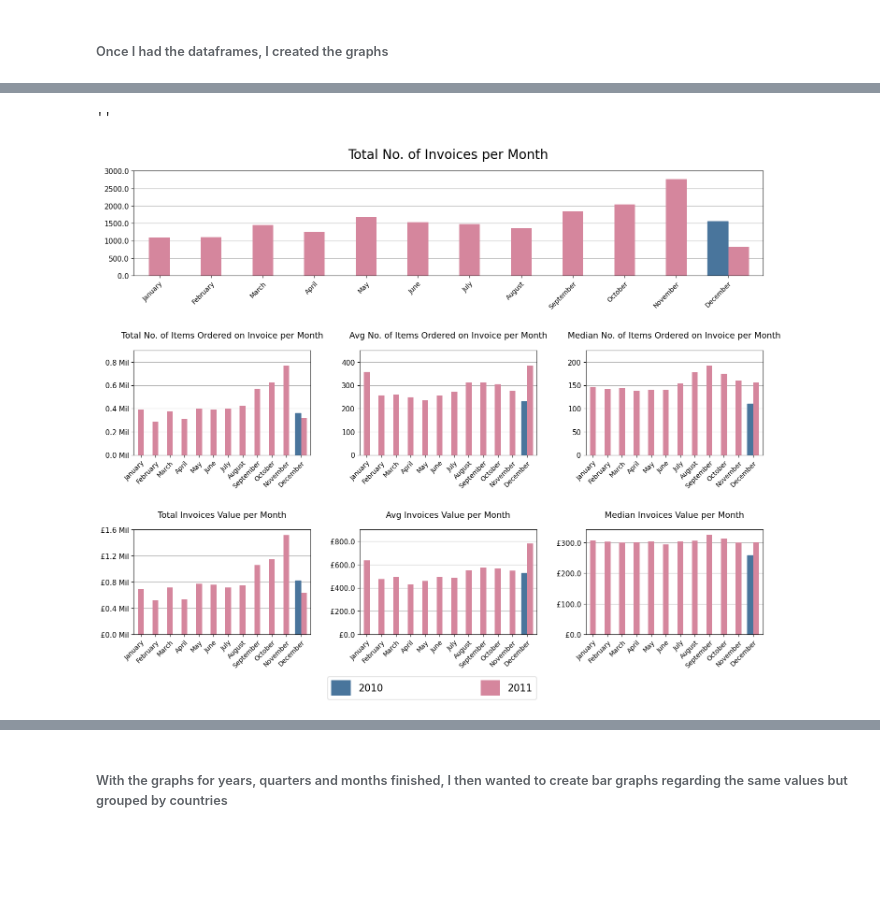
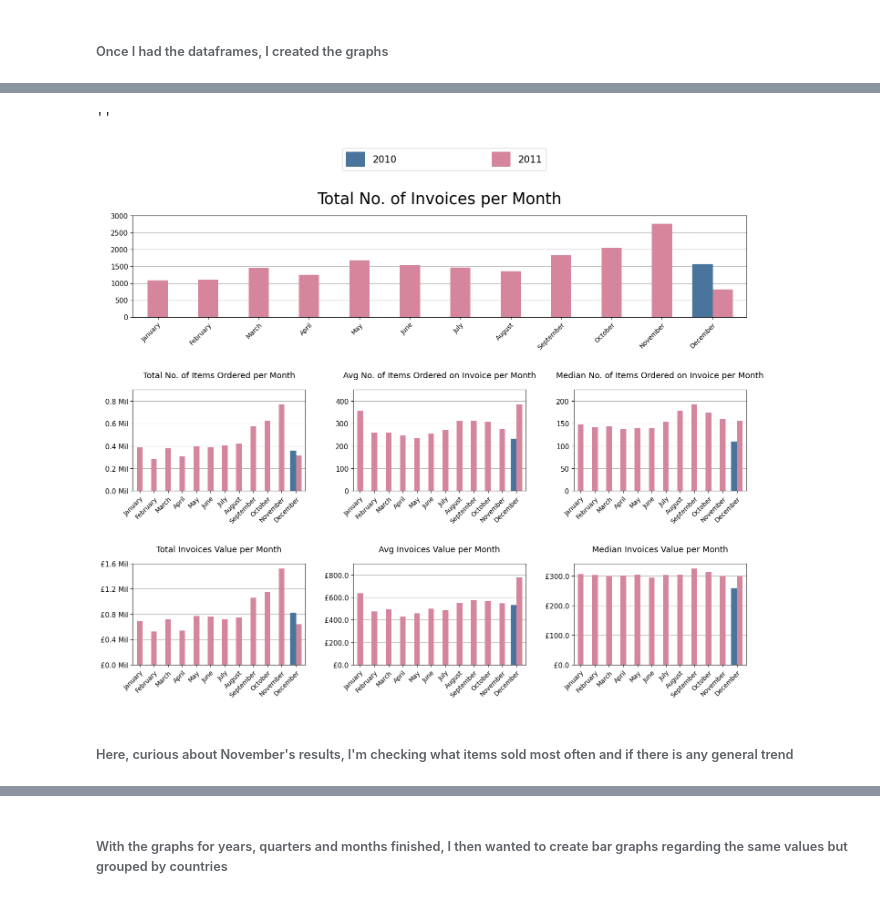
Before and after one commit to Robert-DataAnalyst/2010-Online-Retail-Analisys-WiP, a Jupyter notebook: Python/Python Analisys/Online_Retail.ipynb, the cells around one changed output, grey strips where cells are left out. Drawn from its saved outputs; the diff is of its cells as text; code cells hidden in the pictures; blank space fills up the shorter version.

```diff
--- a/Python/Python Analisys/Online_Retail.ipynb
+++ b/Python/Python Analisys/Online_Retail.ipynb
@@ -447,21 +477,23 @@ ax[0,0].set_xticks(np.histogram(final_df_by_invoice["NoofItems"], bins=32)[1][::
 ax[0,0].set_title("Number of Items Ordered Per Invoice No. - With Outliers")
 ax[0,0].set_ylabel("No. of Invoices", labelpad=10)
 
-ax[1,0].hist(final_df_by_invoice["NoofItems"], range=(1, 637.5), bins=32, edgecolor = "black")
+ax[1,0].hist(final_df_by_invoice["NoofItems"], range=(1, 635), bins=32, edgecolor = "black")
 ax[1,0].set_xticks(np.histogram(final_df_by_invoice[(final_df_by_invoice["NoofItems"] >= 1) &
-                            (final_df_by_invoice["NoofItems"] <= 637.5)]["NoofItems"], bins=32)[1][::6])
+                            (final_df_by_invoice["NoofItems"] <= 635)]["NoofItems"], bins=32)[1][::6])
 ax[1,0].set_title("Number of Items Ordered Per Invoice No. - Without Outliers")
 ax[1,0].set_ylabel("No. of Invoices", labelpad=10)
 
 ax[0,1].hist(final_df_by_invoice["OrderTotal"], bins = 32, edgecolor = "black")
 ax[0,1].set_xticks(np.histogram(final_df_by_invoice["OrderTotal"], bins=32)[1][::6])
-ax[0,1].set_title("Total Order Amount (in pounds) Per Invoice No. - With Outliers")
+ax[0,1].set_xticklabels(f"{chr(163) + str(x.round(2))}" for x in ax[0,1].get_xticks())
+ax[0,1].set_title("Total Order Amount Per Invoice No. - With Outliers")
 ax[0,1].set_ylabel("No. of Invoices", labelpad=10)
 
-ax[1,1].hist(final_df_by_invoice["OrderTotal"], range=(0.38, 984.69), bins=32, edgecolor = "black")
+ax[1,1].hist(final_df_by_invoice["OrderTotal"], range=(0.38, 1012.05), bins=32, edgecolor = "black")
 ax[1,1].set_xticks(np.histogram(final_df_by_invoice[(final_df_by_invoice["NoofItems"] >= 0.38) &
-                            (final_df_by_invoice["NoofItems"] <= 984.69)]["NoofItems"], bins=32)[1][::6])
-ax[1,1].set_title("Total Order Amount (in pounds) Per Invoice No. - Without Outliers")
+                            (final_df_by_invoice["NoofItems"] <= 1012.05)]["NoofItems"], bins=32)[1][::6])
+ax[1,1].set_xticklabels(f"{chr(163) + str(x.round(2))}" for x in ax[1,1].get_xticks())
+ax[1,1].set_title("Total Order Amount Per Invoice No. - Without Outliers")
 ax[1,1].set_ylabel("No. of Invoices", labelpad=10)
 ;
 # %% [output]
@@ -540,7 +572,7 @@ ax4.set_yticks(ax4.get_yticks())
 ax4.set_yticklabels(f"{chr(163) + str(int(l/1000000))} Mil" for l in ax4.get_yticks())
 
 ax1.set_title("Total No. of Invoices per Year", y=1.08, fontsize= 20)
-ax2.set_title("Total No. of Items Ordered on Invoice per Year", y=1.08)
+ax2.set_title("Total No. of Items Ordered per Year", y=1.08)
 ax3.set_title("Avg & Median of Items Ordered on Invoice per Year", y=1.08)
 ax4.set_title("Total Invoices Value per Year", y=1.08)
 ax5.set_title("Avg & Median of Invoices Values per Year", y=1.08)
@@ -553,7 +585,7 @@ for ax in [ax1,ax2,ax3,ax4,ax5]:
 
 fig.tight_layout(pad=3)
 fig.legend(handles= plt.bar([2010,2011],[0,0],color=["xkcd:dull blue", "xkcd:dull pink"]), labels=[2010,2011],
-           bbox_to_anchor=[0.5,0.03], loc = "upper center", ncols= 2, columnspacing = 10, handleheight=2)
+           bbox_to_anchor=[0.53,1.02], loc = "upper center", ncols= 2, columnspacing = 10, handleheight=2)
 ;
 # %% [output]
 ''
@@ -646,34 +681,39 @@ for ax,c in list(zip([ax1,ax2,ax3,ax4,ax5,ax6,ax7], Invoice_df_by_month.columns)
     Qtrfix(ax)
 
 for ax in [ax3,ax4,ax6,ax7]:
     ax.set_yticks(ax.get_yticks()[::2])
 
 for ax in [ax3,ax4]:
     ax.set_yticklabels(f"{int(l)}" for l in ax.get_yticks())
 
 for ax in [ax6,ax7]:
     ax.set_yticklabels(f"{chr(163) + str(l)}" for l in ax.get_yticks())
 
+
+ax1.set_yticklabels(f"{int(l)}" for l in ax1.get_yticks())
+
 ax2.set_yticks(ax2.get_yticks()[::2])
 ax2.set_yticklabels(f"{str(l/1000000)} Mil" for l in ax2.get_yticks())
 
 ax5.set_yticks(ax5.get_yticks()[::2])
 ax5.set_yticklabels(f"{chr(163) + str(l/1000000)} Mil" for l in ax5.get_yticks())
 
 
-ax1.set_title("Total No. of Invoices per Month", y=1.08, fontsize=20)
-ax2.set_title("Total No. of Items Ordered on Invoice per Month", y=1.08, fontsize=13)
+ax1.set_title("Total No. of Invoices per Month", y=1.08, fontsize=25)
+ax2.set_title("Total No. of Items Ordered per Month", y=1.08, fontsize=13)
 ax3.set_title("Avg No. of Items Ordered on Invoice per Month", y=1.08, fontsize=13)
 ax4.set_title("Median No. of Items Ordered on Invoice per Month", y=1.08, fontsize=13)
 ax5.set_title("Total Invoices Value per Month", y=1.08, fontsize=13)
 ax6.set_title("Avg Invoices Value per Month", y=1.08, fontsize=13)
 ax7.set_title("Median Invoices Value per Month", y=1.08, fontsize=13)
 
 fig.tight_layout(pad=3)
 fig.legend(handles= plt.bar([2010,2011],[0,0],color=["xkcd:dull blue", "xkcd:dull pink"]), labels=[2010,2011],
-           bbox_to_anchor=[0.5,0.03], loc = "upper center", ncols= 2, columnspacing = 10, handleheight=2,
+           bbox_to_anchor=[0.53,1.05], loc = "upper center", ncols= 2, columnspacing = 10, handleheight=2,
            fontsize=15)
 ;
 # %% [output]
 ''
-[figure, old version]
+[figure, new version]
+# %% [markdown]
+###### Here, curious about November's results, I'm checking what items sold most often and if there is any general trend
```
Also changed, not shown: parts of 20 cells of this notebook, 1 other file.
